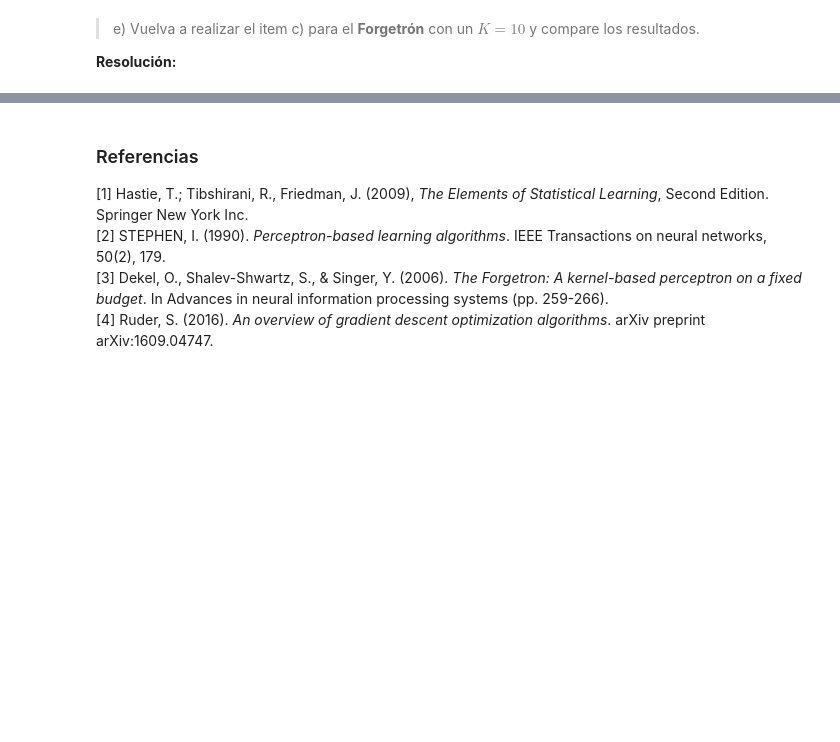
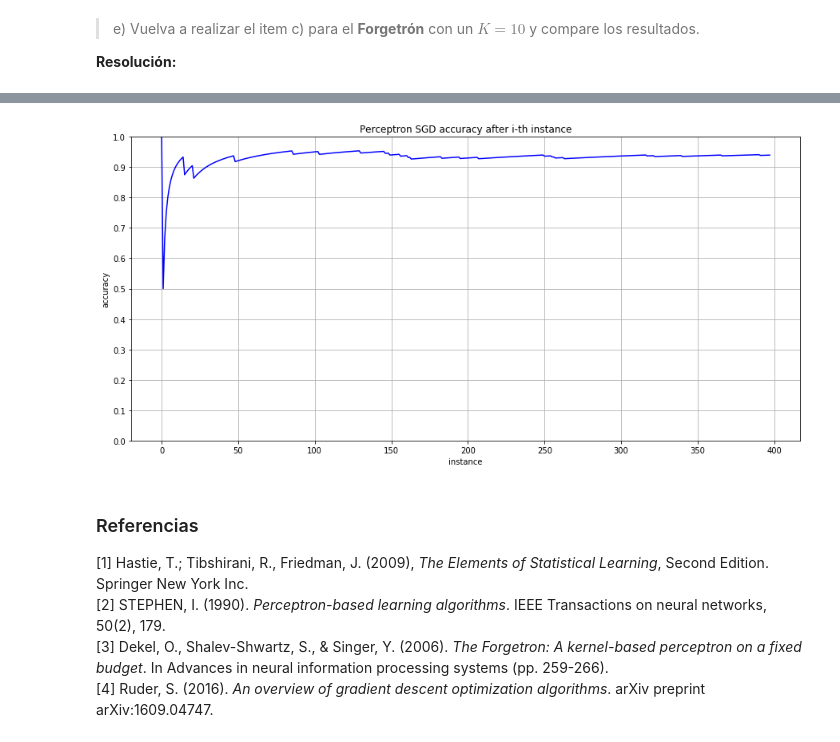
Before and after one commit to Pellizzari/Tarea0-INF393-II-2019, a Jupyter notebook: Solucion.ipynb, the cells around one changed output, grey strips where cells are left out. Cells and saved outputs as stored; diff of their text form; code cells hidden in the pictures; blank space fills up the shorter version.

```diff
--- a/Solucion.ipynb
+++ b/Solucion.ipynb
@@ -181,4 +327,4 @@ def predict(inputs):
 # %%
-# Función de pérdida
-def loss(y_values, sigmoid_func):
-  return np.dots(-y, np.log(sigmoid_func)) - (1-y)
+# Función de pérdida (loss).
+def loss(y_value, sigmoid_value):
+  return -y_value*np.log(sigmoid_value) - (1-y_value)*np.log(1-sigmoid_value)
@@ -193,3 +476,20 @@ $$ \vec{w}^{(t+1)} \leftarrow \vec{w}^{(t)} - \eta \cdot \nabla_{\vec{w}^{(t)}}
+# %%
+x = [x for x in range(len(p_sgd.acc))]
+
+plt.figure(figsize=(15, 7))
+
+plt.ylim(0, 1)
+plt.plot(x, p_sgd.acc, color='b')
+plt.yticks(np.arange(0, 1.1, step=0.1))
+
+plt.xlabel('instance')
+plt.ylabel('accuracy')
+plt.title('Perceptron SGD accuracy after i-th instance')
+plt.grid(True)
+
+plt.show()
+# %% [output]
+[figure, added]
 # %% [markdown]
 <a id="refs"></a>
 ### Referencias
```
Also changed, not shown: parts of 19 cells of this notebook.
